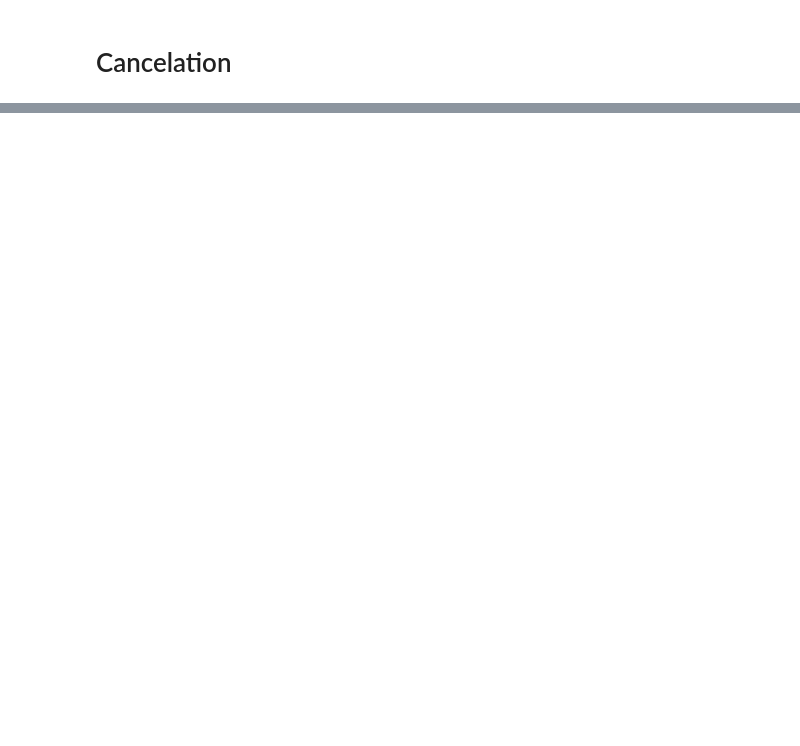
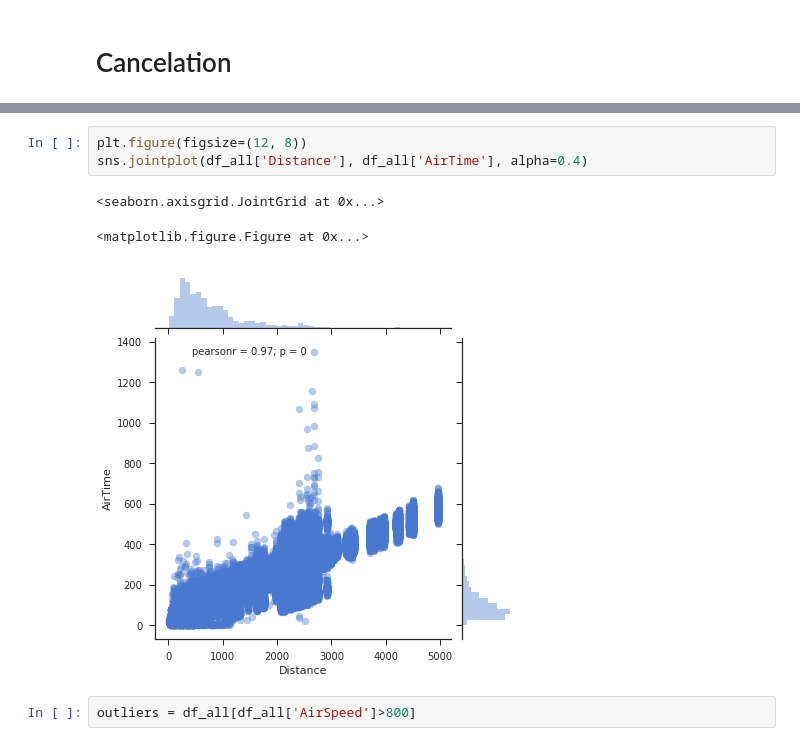
Before and after one commit to Zibski/Airline-on-time, a Jupyter notebook: Data Exploration.ipynb, the cells around one changed output, grey strips where cells are left out. Saved outputs shown, nothing was run; the diff lists cells and outputs as text; blank space fills up the shorter version.

```diff
--- a/Data Exploration.ipynb
+++ b/Data Exploration.ipynb
@@ -452,0 +385,9 @@ Name: 1234, dtype: object
+# %%
+plt.figure(figsize=(12, 8))
+sns.jointplot(df_all['Distance'], df_all['AirTime'], alpha=0.4)
+# %% [output]
+<seaborn.axisgrid.JointGrid at 0x...>
+<matplotlib.figure.Figure at 0x...>
+[figure, added]
+# %%
+outliers = df_all[df_all['AirSpeed']>800]
```
Also changed, not shown: parts of 23 cells of this notebook.
